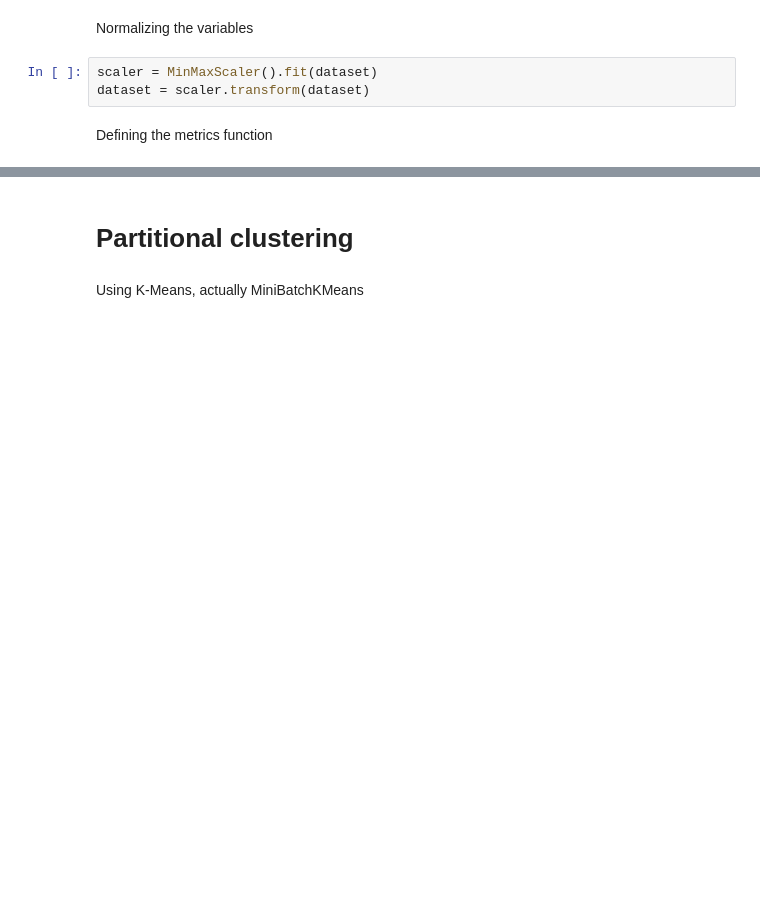
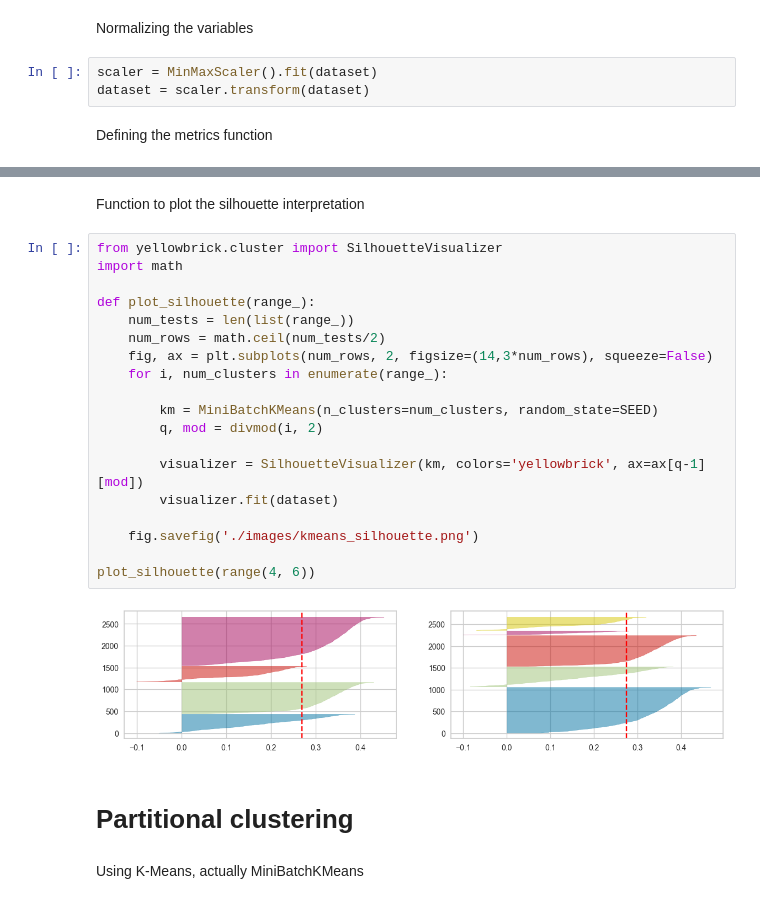
Before and after one commit to adgiz05/spotify_unsupervised_learning, a Jupyter notebook: main.ipynb, the cells around one changed output, grey strips where cells are left out. Drawn from its saved outputs; the diff is of its cells as text; blank space fills up the shorter version.

```diff
--- a/main.ipynb
+++ b/main.ipynb
@@ -129,6 +139,29 @@ def clustering_metrics(dataset, model_str, range_, plot=False, save=False):
             if save is True: plt.savefig(f'./images/{model_str}_metrics.png')
 
     return metrics
+# %% [markdown]
+Function to plot the silhouette interpretation
+# %%
+from yellowbrick.cluster import SilhouetteVisualizer
+import math
+
+def plot_silhouette(range_):
+    num_tests = len(list(range_))
+    num_rows = math.ceil(num_tests/2)
+    fig, ax = plt.subplots(num_rows, 2, figsize=(14,3*num_rows), squeeze=False)
+    for i, num_clusters in enumerate(range_):
+
+        km = MiniBatchKMeans(n_clusters=num_clusters, random_state=SEED)
+        q, mod = divmod(i, 2)
+
+        visualizer = SilhouetteVisualizer(km, colors='yellowbrick', ax=ax[q-1][mod])
+        visualizer.fit(dataset)
+
+    fig.savefig('./images/kmeans_silhouette.png')
+
+plot_silhouette(range(4, 6))
+# %% [output]
+[figure, added]
 # %% [markdown]
 # Partitional clustering
 # %% [markdown]
```
Also changed, not shown: parts of 4 cells of this notebook, 2 other files.
